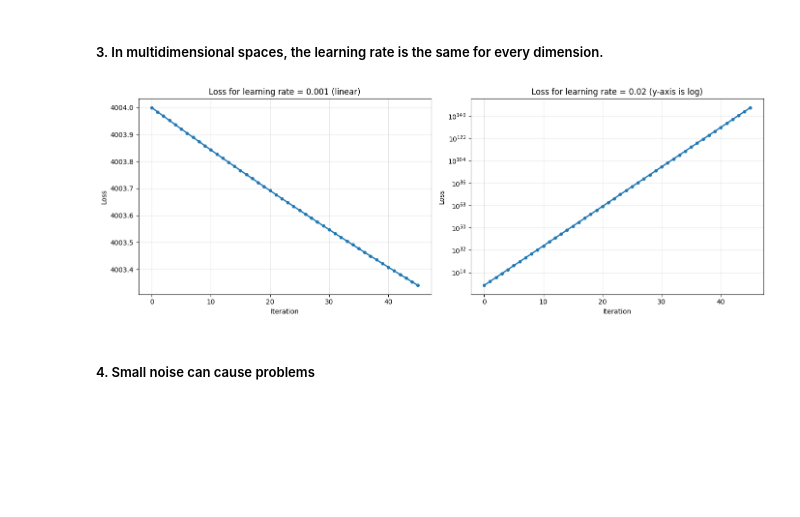
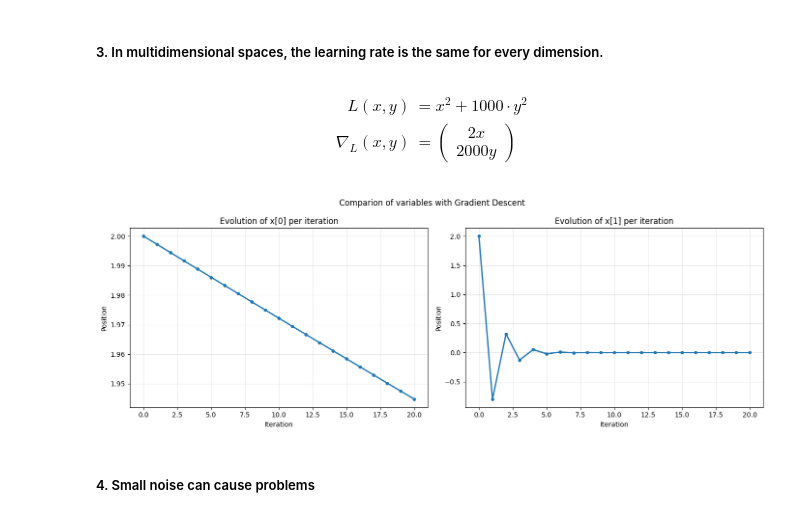
Before and after one commit to John-Popovici/ML-optimization-lecture, a Jupyter notebook: restructured_opti.ipynb, the cells around one changed output. Drawn from its saved outputs; the diff is of its cells as text; code cells hidden in the pictures; blank space fills up the shorter version.

```diff
--- a/restructured_opti.ipynb
+++ b/restructured_opti.ipynb
@@ -278,6 +278,16 @@ interactive(children=(FloatSlider(value=0.5, continuous_update=False, descriptio
 <function __main__.interactive_optimizer_plot.<locals>._plot(**kwargs)>
 # %% [markdown]
 ##### 3. In multidimensional spaces, the learning rate is the same for every dimension.
+# %% [markdown]
+
+$$\begin{align*}
+    L(x,y) &= x^2 + 1000\cdot y^2\\[5pt]
+    \nabla_L(x,y) &=
+    \begin{pmatrix}
+        2x\\
+        2000y
+    \end{pmatrix}
+\end{align*}$$
 # %%
 def multi_function(x):
     return x[0]**2 + 1000*x[1]**2
@@ -285,39 +295,38 @@ def multi_function(x):
 def multi_gradient(x):
     return np.array([2*x[0], 2000*x[1]])
 # %%
-positions1, losses1 = gradient_descent(0.001,
-                                     num_iterations=45,
+# We see here that learning rate is adapted to x[1], so x[0] goes towards the
+# minimum very slowly, while x[1] gets there really fast
+positions1, losses1 = gradient_descent(0.0007,
+                                     num_iterations=20,
                                      x_start=[2.0, 2.0],
                                      gradient=multi_gradient,
                                      loss_function=multi_function)
+positions1 = np.array(positions1)
 
-positions2, losses2 = gradient_descent(0.02,
-                                     num_iterations=45,
-                                     x_start=[2.0, 2.0],
-                                     gradient=multi_gradient,
-                                     loss_function=multi_function)
-
+pos_x = positions1[:,0]
+pos_y = positions1[:,1]
 
 fig, axes = plt.subplots(1, 2, figsize=(14, 5))
 
+fig.suptitle("Comparion of variables with Gradient Descent")
 
-axes[0].plot(losses1, 'o-', linewidth=2, markersize=4)
+axes[0].plot(pos_x, 'o-', linewidth=2, markersize=4)
 axes[0].set_xlabel('Iteration')
-axes[0].set_ylabel('Loss')
-axes[0].set_title('Loss for learning rate = 0.001 (linear)')
+axes[0].set_ylabel('Position')
+axes[0].set_title('Evolution of x[0] per iteration')
 axes[0].grid(True, alpha=0.3)
 
-axes[1].plot(losses2, 'o-', linewidth=2, markersize=4)
+axes[1].plot(pos_y, 'o-', linewidth=2, markersize=4)
 axes[1].set_xlabel('Iteration')
-axes[1].set_ylabel('Loss')
-axes[1].set_title('Loss for learning rate = 0.02 (y-axis is log)')
+axes[1].set_ylabel('Position')
+axes[1].set_title('Evolution of x[1] per iteration')
 axes[1].grid(True, alpha=0.3)
-axes[1].set_yscale('log')
 
 plt.tight_layout()
 plt.show()
 # %% [output]
-[figure, old version]
+[figure, new version]
 # %% [markdown]
 ##### 4. Small noise can cause problems
 # %%
```
Also changed, not shown: parts of 6 cells of this notebook.
